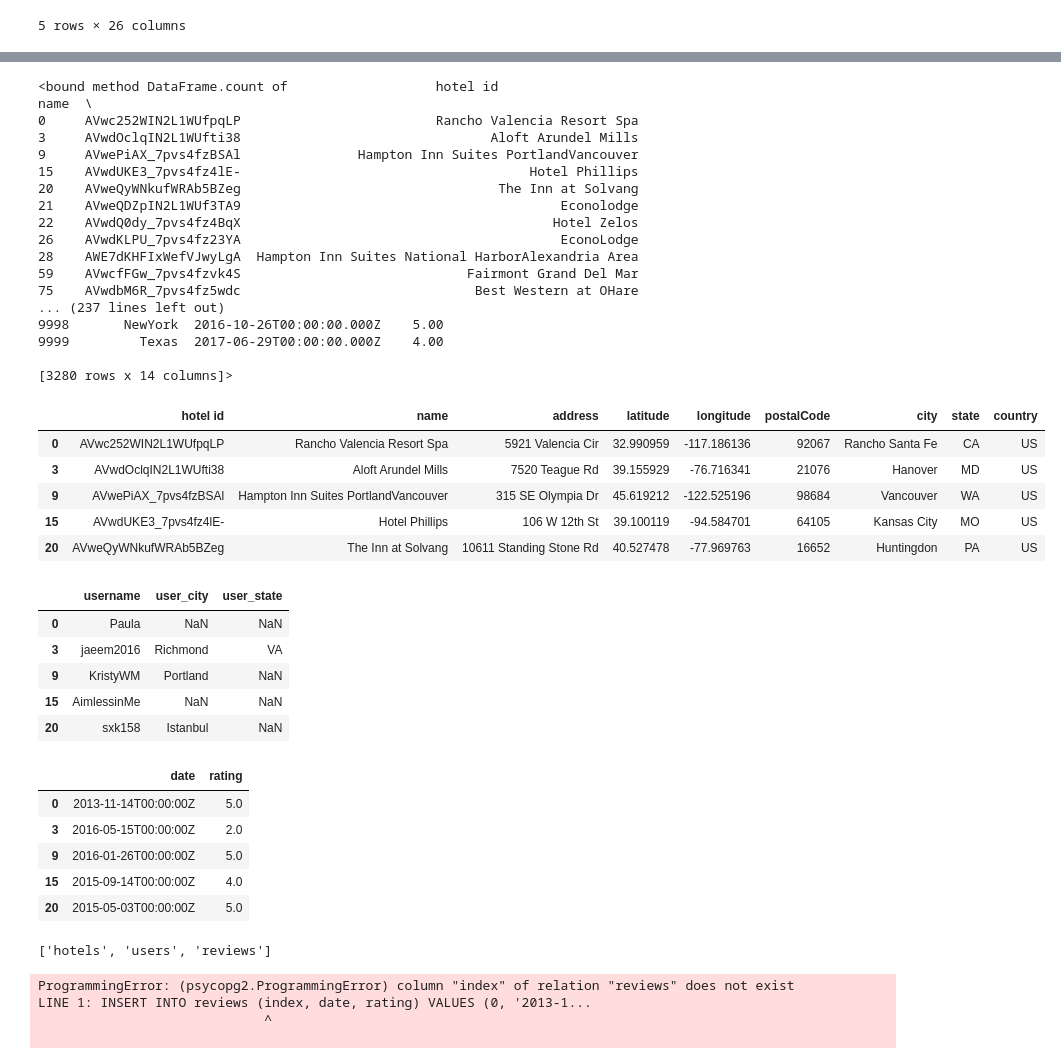
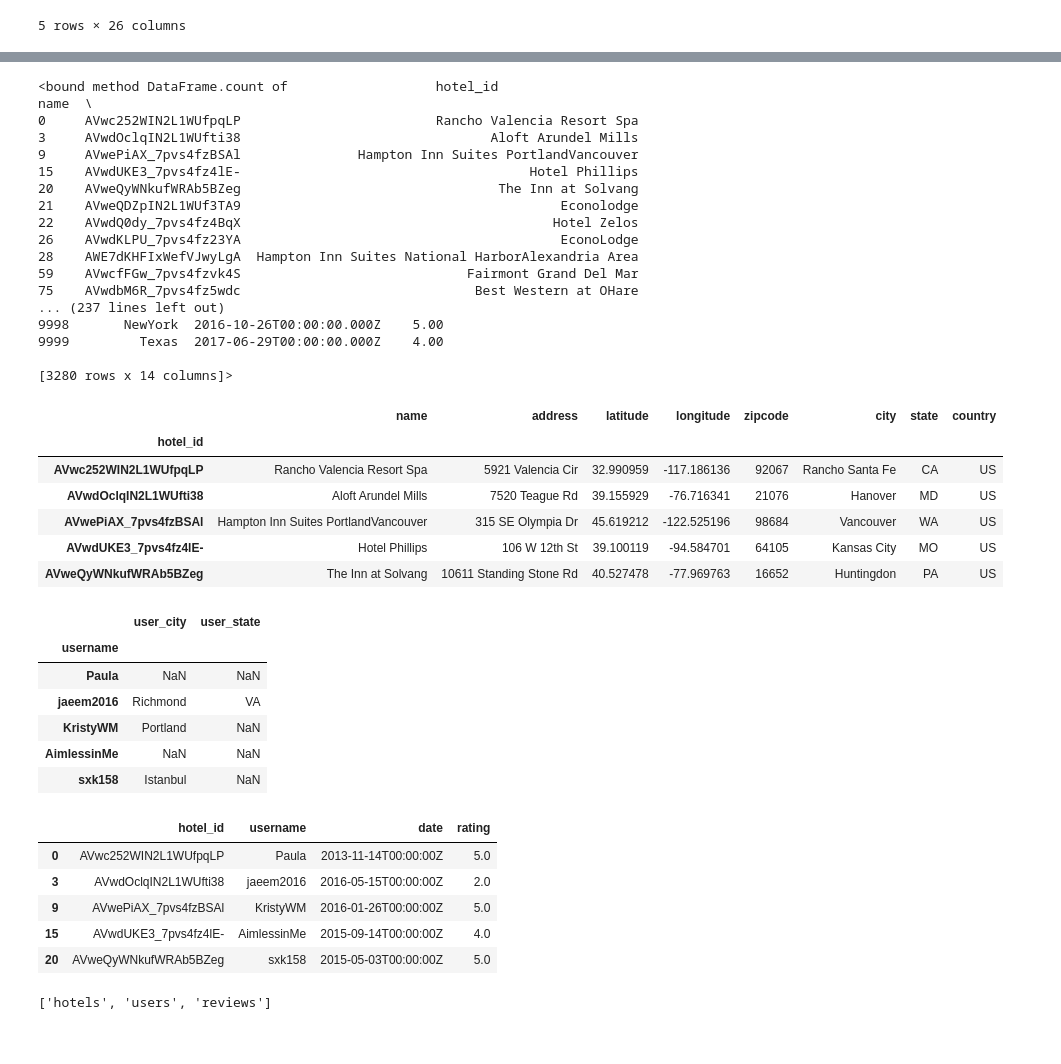
Before and after one commit to Pinkjewels7/ETL-Project, a Jupyter notebook: Hotel_Reviews_ETL.ipynb, the cells around one changed output, grey strips where cells are left out. Saved outputs shown, nothing was run; the diff lists cells and outputs as text; code cells hidden in the pictures.

```diff
--- a/Hotel_Reviews_ETL.ipynb
+++ b/Hotel_Reviews_ETL.ipynb
@@ -33,10 +34,10 @@ datafiniti_cols = ['id', 'name', 'address', 'latitude', 'longitude', 'postalCode
 datafiniti_transformed= datafiniti_df[datafiniti_cols].copy()
 
 # Rename the column headers
-datafiniti_transformed = datafiniti_transformed.rename(columns={"id": "hotel id", "province": "state", "reviews.username": "username", "reviews.userCity": "user_city", "reviews.userProvince": "user_state", "reviews.date": "date", "reviews.rating": "rating"})
+datafiniti_transformed = datafiniti_transformed.rename(columns={"id": "hotel_id", "postalCode": "zipcode", "province": "state", "reviews.username": "username", "reviews.userCity": "user_city", "reviews.userProvince": "user_state", "reviews.date": "date", "reviews.rating": "rating"})
 
 # Clean the data by dropping duplicates and setting the index
-datafiniti_transformed.drop_duplicates("hotel id", inplace=True)
+datafiniti_transformed.drop_duplicates("hotel_id", inplace=True)
 datafiniti_transformed.set_index
 
 #("id", inplace=True)
@@ -93,10 +94,10 @@ jun19_datafiniti_cols = ['id', 'name', 'address', 'latitude', 'longitude', 'post
 jun19_datafiniti_transformed= jun19_datafiniti_df[jun19_datafiniti_cols].copy()
 
 # Rename the column headers
-jun19_datafiniti_transformed = jun19_datafiniti_transformed.rename(columns={"id": "hotel id", "province": "state", "reviews.username": "username", "reviews.userCity": "user_city", "reviews.userProvince": "user_state", "reviews.date": "date", "reviews.rating": "rating"})
+jun19_datafiniti_transformed = jun19_datafiniti_transformed.rename(columns={"id": "hotel_id", "postalCode": "zipcode", "province": "state", "reviews.username": "username", "reviews.userCity": "user_city", "reviews.userProvince": "user_state", "reviews.date": "date", "reviews.rating": "rating"})
 
 # Clean the data by dropping duplicates and setting the index
-jun19_datafiniti_transformed.drop_duplicates("hotel id", inplace=True)
+jun19_datafiniti_transformed.drop_duplicates("hotel_id", inplace=True)
 jun19_datafiniti_transformed.set_index
 #("hotel id", inplace=True)
 
@@ -161,7 +162,7 @@ combined_transformed_df.head()
 # %%
 combined_transformed_df.count
 # %% [output]
-<bound method DataFrame.count of                   hotel id                                               name  \
+<bound method DataFrame.count of                   hotel_id                                               name  \
 0     AVwc252WIN2L1WUfpqLP                         Rancho Valencia Resort Spa
 3     AVwdOclqIN2L1WUfti38                                Aloft Arundel Mills
 9     AVwePiAX_7pvs4fzBSAl               Hampton Inn Suites PortlandVancouver
@@ -180,37 +181,42 @@ combined_transformed_df.count
 [3280 rows x 14 columns]>
 # %%
 #Create new data with select columns
-hotels_df = combined_transformed_df[['hotel id', 'name', 'address', 'latitude', 'longitude', 'postalCode', 'city', 'state', 'country' ]].copy()
+hotels_df = combined_transformed_df[['hotel_id', 'name', 'address', 'latitude', 'longitude', 'zipcode', 'city', 'state', 'country' ]].copy()
+hotels_df.set_index('hotel_id', inplace=True)
 hotels_df.head()
 # %% [output]
-|  | hotel id | name | address | latitude | longitude | postalCode | city | state | country |
-| 0 | AVwc252WIN2L1WUfpqLP | Rancho Valencia Resort Spa | 5921 Valencia Cir | 32.990959 | -117.186136 | 92067 | Rancho Santa Fe | CA | US |
-| 3 | AVwdOclqIN2L1WUfti38 | Aloft Arundel Mills | 7520 Teague Rd | 39.155929 | -76.716341 | 21076 | Hanover | MD | US |
-| 9 | AVwePiAX_7pvs4fzBSAl | Hampton Inn Suites PortlandVancouver | 315 SE Olympia Dr | 45.619212 | -122.525196 | 98684 | Vancouver | WA | US |
-| 15 | AVwdUKE3_7pvs4fz4lE- | Hotel Phillips | 106 W 12th St | 39.100119 | -94.584701 | 64105 | Kansas City | MO | US |
-| 20 | AVweQyWNkufWRAb5BZeg | The Inn at Solvang | 10611 Standing Stone Rd | 40.527478 | -77.969763 | 16652 | Huntingdon | PA | US |
+|  | name | address | latitude | longitude | zipcode | city | state | country |
+| hotel_id |  |  |  |  |  |  |  |  |
+| AVwc252WIN2L1WUfpqLP | Rancho Valencia Resort Spa | 5921 Valencia Cir | 32.990959 | -117.186136 | 92067 | Rancho Santa Fe | CA | US |
+| AVwdOclqIN2L1WUfti38 | Aloft Arundel Mills | 7520 Teague Rd | 39.155929 | -76.716341 | 21076 | Hanover | MD | US |
+| AVwePiAX_7pvs4fzBSAl | Hampton Inn Suites PortlandVancouver | 315 SE Olympia Dr | 45.619212 | -122.525196 | 98684 | Vancouver | WA | US |
+| AVwdUKE3_7pvs4fz4lE- | Hotel Phillips | 106 W 12th St | 39.100119 | -94.584701 | 64105 | Kansas City | MO | US |
+| AVweQyWNkufWRAb5BZeg | The Inn at Solvang | 10611 Standing Stone Rd | 40.527478 | -77.969763 | 16652 | Huntingdon | PA | US |
 # %%
 #Create new data with select columns
 users_df = combined_transformed_df[['username', 'user_city', 'user_state']].copy()
+users_df.set_index('username', inplace=True)
 users_df.head()
 # %% [output]
-|  | username | user_city | user_state |
-| 0 | Paula | NaN | NaN |
-| 3 | jaeem2016 | Richmond | VA |
-| 9 | KristyWM | Portland | NaN |
-| 15 | AimlessinMe | NaN | NaN |
-| 20 | sxk158 | Istanbul | NaN |
+|  | user_city | user_state |
+| username |  |  |
+| Paula | NaN | NaN |
+| jaeem2016 | Richmond | VA |
+| KristyWM | Portland | NaN |
+| AimlessinMe | NaN | NaN |
+| sxk158 | Istanbul | NaN |
 # %%
 #Create new data with select columns
-reviews_df = combined_transformed_df[['date', 'rating']].copy()
+reviews_df = combined_transformed_df[['hotel_id', 'username', 'date', 'rating']].copy()
+reviews_df.reset_index()
 reviews_df.head()
 # %% [output]
-|  | date | rating |
-| 0 | 2013-11-14T00:00:00Z | 5.0 |
-| 3 | 2016-05-15T00:00:00Z | 2.0 |
-| 9 | 2016-01-26T00:00:00Z | 5.0 |
-| 15 | 2015-09-14T00:00:00Z | 4.0 |
-| 20 | 2015-05-03T00:00:00Z | 5.0 |
+|  | hotel_id | username | date | rating |
+| 0 | AVwc252WIN2L1WUfpqLP | Paula | 2013-11-14T00:00:00Z | 5.0 |
+| 3 | AVwdOclqIN2L1WUfti38 | jaeem2016 | 2016-05-15T00:00:00Z | 2.0 |
+| 9 | AVwePiAX_7pvs4fzBSAl | KristyWM | 2016-01-26T00:00:00Z | 5.0 |
+| 15 | AVwdUKE3_7pvs4fz4lE- | AimlessinMe | 2015-09-14T00:00:00Z | 4.0 |
+| 20 | AVweQyWNkufWRAb5BZeg | sxk158 | 2015-05-03T00:00:00Z | 5.0 |
 # %%
 #Create database connection
 connection_string = "postgres:postgres@localhost:5432/Hotel_Reviews"
@@ -226,9 +232,4 @@ hotels_df.to_sql(name='hotels', con=engine, if_exists='append', index=True)
 # %%
 users_df.to_sql(name='users', con=engine, if_exists='append', index=True)
 # %%
-reviews_df.to_sql(name='reviews', con=engine, if_exists='append', index=True)
+reviews_df.to_sql(name='reviews', con=engine, if_exists='append', index=False)
-# %% [output]
-ProgrammingError: (psycopg2.ProgrammingError) column "index" of relation "reviews" does not exist
-LINE 1: INSERT INTO reviews (index, date, rating) VALUES (0, '2013-1...
-                             ^
-
```
Also changed, not shown: parts of 8 cells of this notebook.
